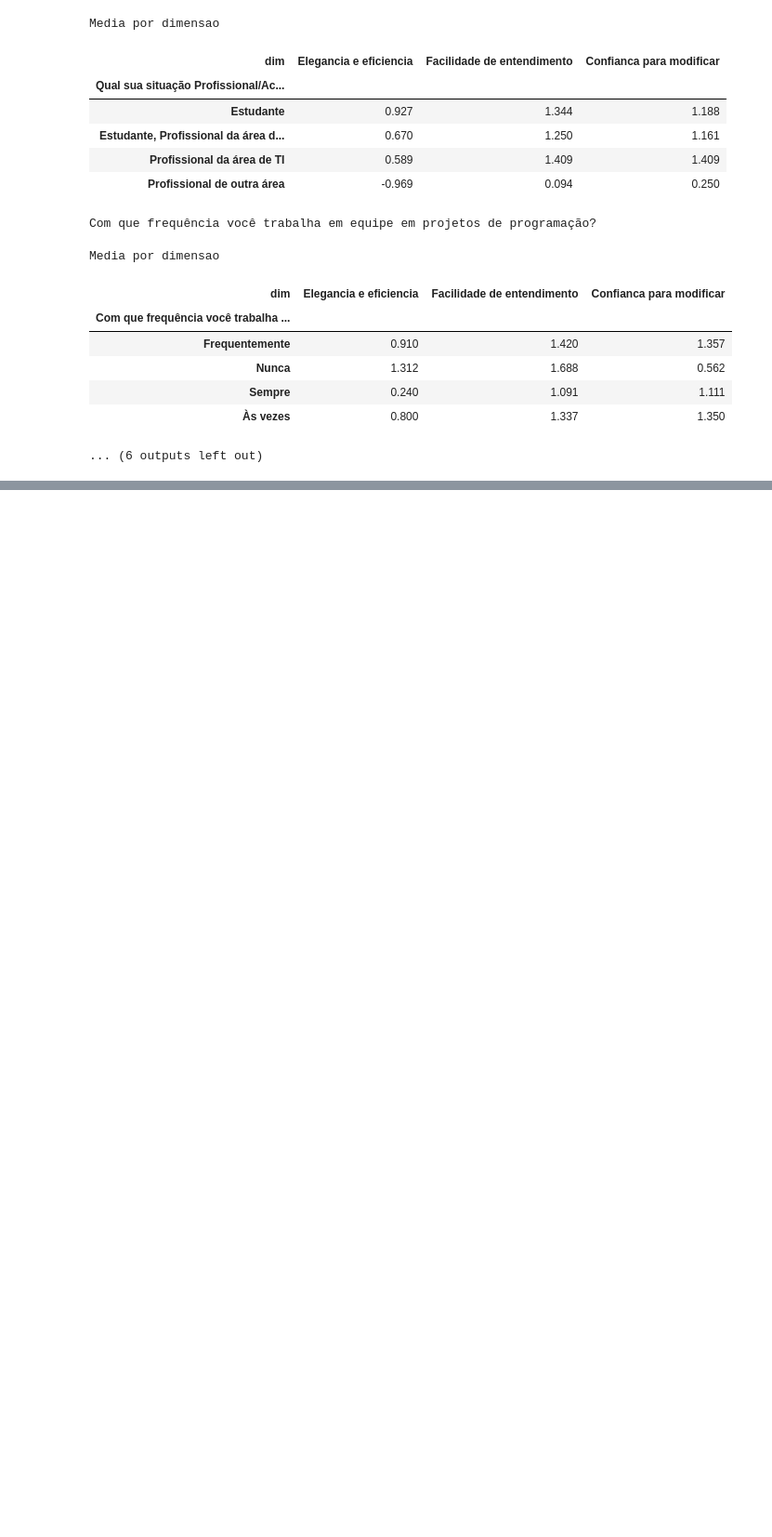
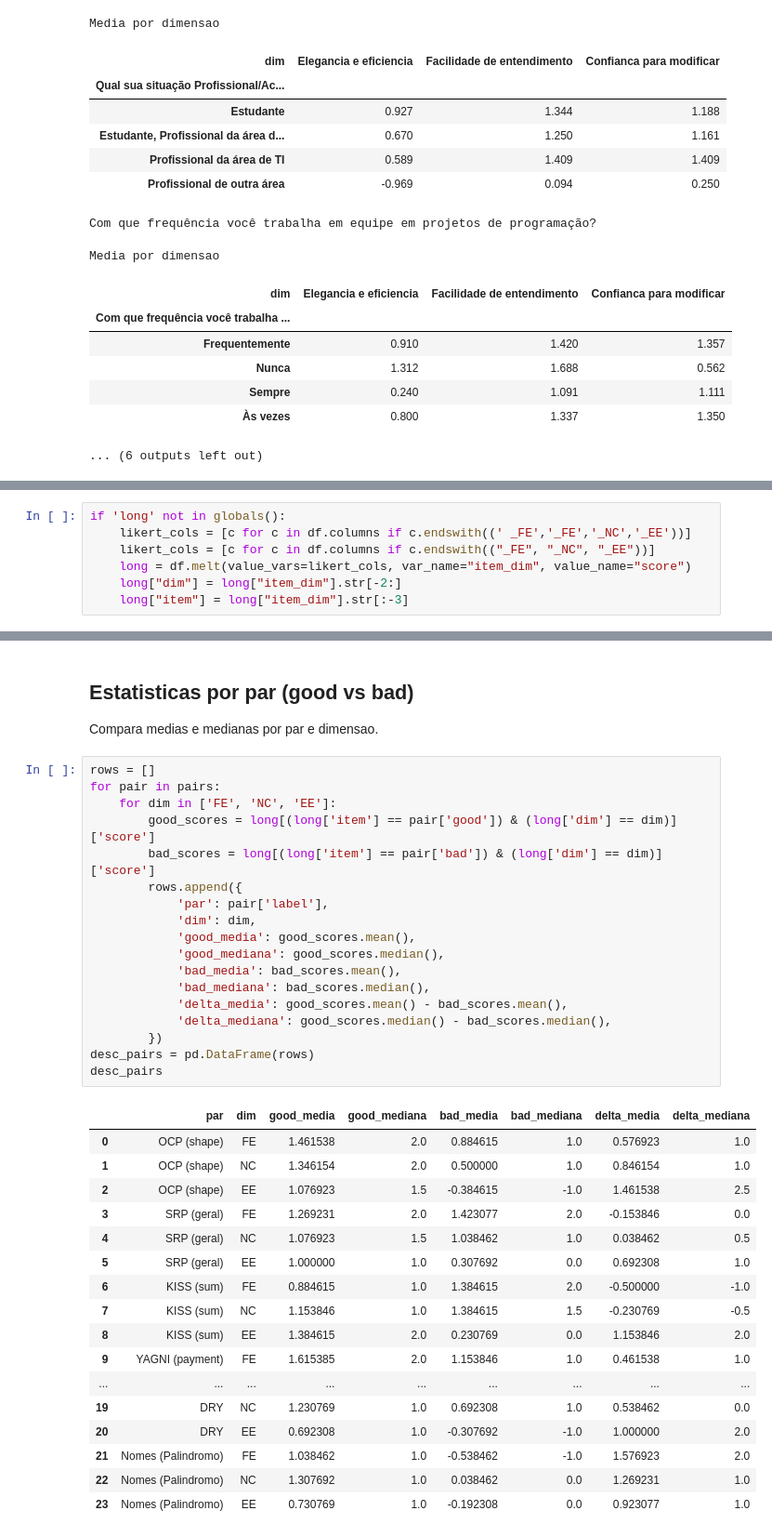
Before and after one commit to pedrobtenorio/percepcaoboaspraticas, a Jupyter notebook: graficos_iniciais.ipynb, the cells around one changed output, grey strips where cells are left out. Shown at 93% size. Cells and saved outputs as stored; diff of their text form; blank space fills up the shorter version.

Commit message:
update data processing notebook with error handling for CSV reading and add pivot table analysis for user profiles

```diff
--- a/graficos_iniciais.ipynb
+++ b/graficos_iniciais.ipynb
@@ -247,0 +278,7 @@ Media por dimensao
+# %%
+if 'long' not in globals():
+    likert_cols = [c for c in df.columns if c.endswith((' _FE','_FE','_NC','_EE'))]
+    likert_cols = [c for c in df.columns if c.endswith(("_FE", "_NC", "_EE"))]
+    long = df.melt(value_vars=likert_cols, var_name="item_dim", value_name="score")
+    long["dim"] = long["item_dim"].str[-2:]
+    long["item"] = long["item_dim"].str[:-3]
@@ -247,0 +311,40 @@ Media por dimensao
+# %% [markdown]
+## Estatisticas por par (good vs bad)
+
+Compara medias e medianas por par e dimensao.
+# %%
+rows = []
+for pair in pairs:
+    for dim in ['FE', 'NC', 'EE']:
+        good_scores = long[(long['item'] == pair['good']) & (long['dim'] == dim)]['score']
+        bad_scores = long[(long['item'] == pair['bad']) & (long['dim'] == dim)]['score']
+        rows.append({
+            'par': pair['label'],
+            'dim': dim,
+            'good_media': good_scores.mean(),
+            'good_mediana': good_scores.median(),
+            'bad_media': bad_scores.mean(),
+            'bad_mediana': bad_scores.median(),
+            'delta_media': good_scores.mean() - bad_scores.mean(),
+            'delta_mediana': good_scores.median() - bad_scores.median(),
+        })
+desc_pairs = pd.DataFrame(rows)
+desc_pairs
+# %% [output]
+|  | par | dim | good_media | good_mediana | bad_media | bad_mediana | delta_media | delta_mediana |
+| 0 | OCP (shape) | FE | 1.461538 | 2.0 | 0.884615 | 1.0 | 0.576923 | 1.0 |
+| 1 | OCP (shape) | NC | 1.346154 | 2.0 | 0.500000 | 1.0 | 0.846154 | 1.0 |
+| 2 | OCP (shape) | EE | 1.076923 | 1.5 | -0.384615 | -1.0 | 1.461538 | 2.5 |
+| 3 | SRP (geral) | FE | 1.269231 | 2.0 | 1.423077 | 2.0 | -0.153846 | 0.0 |
+| 4 | SRP (geral) | NC | 1.076923 | 1.5 | 1.038462 | 1.0 | 0.038462 | 0.5 |
+| 5 | SRP (geral) | EE | 1.000000 | 1.0 | 0.307692 | 0.0 | 0.692308 | 1.0 |
+| 6 | KISS (sum) | FE | 0.884615 | 1.0 | 1.384615 | 2.0 | -0.500000 | -1.0 |
+| 7 | KISS (sum) | NC | 1.153846 | 1.0 | 1.384615 | 1.5 | -0.230769 | -0.5 |
+| 8 | KISS (sum) | EE | 1.384615 | 2.0 | 0.230769 | 0.0 | 1.153846 | 2.0 |
+| 9 | YAGNI (payment) | FE | 1.615385 | 2.0 | 1.153846 | 1.0 | 0.461538 | 1.0 |
+| ... | ... | ... | ... | ... | ... | ... | ... | ... |
+| 19 | DRY | NC | 1.230769 | 1.0 | 0.692308 | 1.0 | 0.538462 | 0.0 |
+| 20 | DRY | EE | 0.692308 | 1.0 | -0.307692 | -1.0 | 1.000000 | 2.0 |
+| 21 | Nomes (Palindromo) | FE | 1.038462 | 1.0 | -0.538462 | -1.0 | 1.576923 | 2.0 |
+| 22 | Nomes (Palindromo) | NC | 1.307692 | 1.0 | 0.038462 | 0.0 | 1.269231 | 1.0 |
+| 23 | Nomes (Palindromo) | EE | 0.730769 | 1.0 | -0.192308 | 0.0 | 0.923077 | 1.0 |
```
Also changed, not shown: parts of 4 cells of this notebook.
